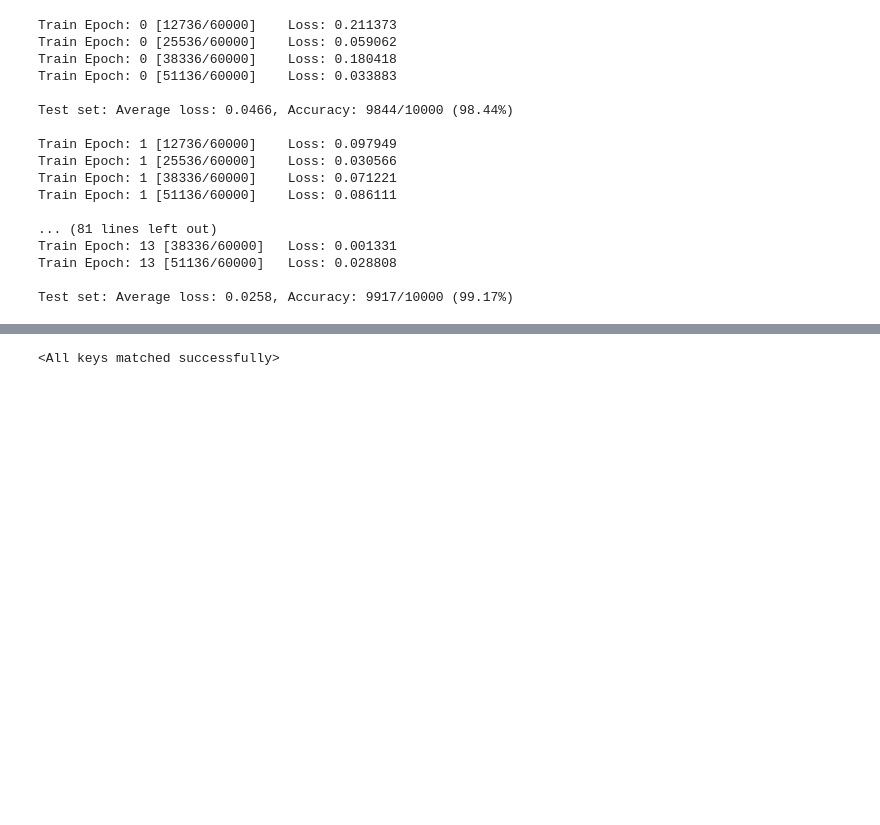
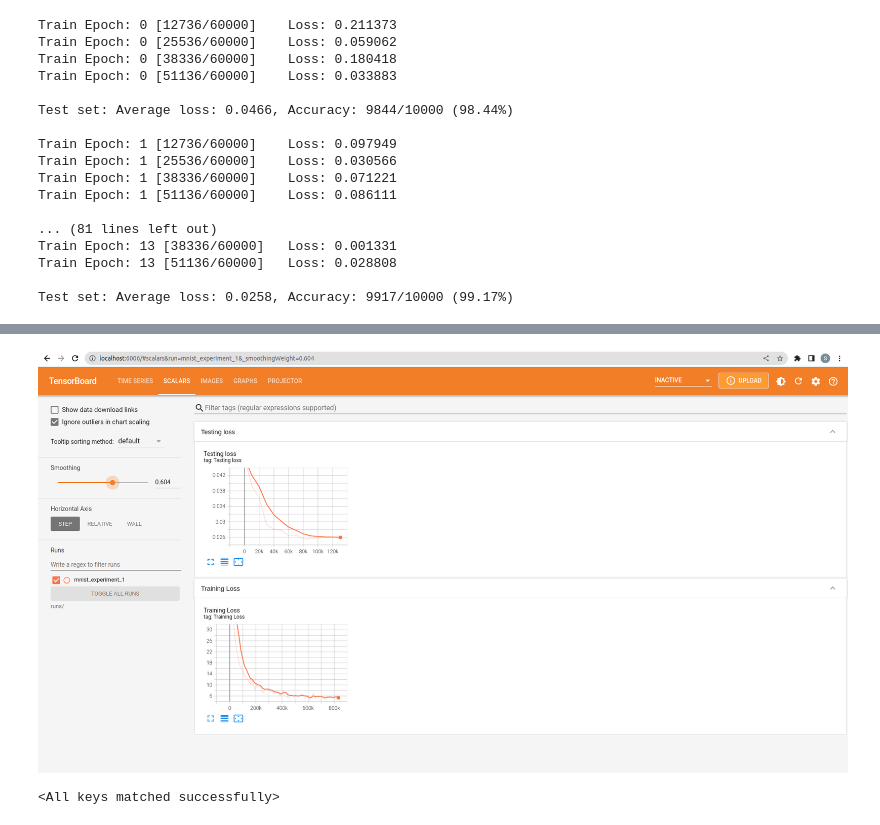
Before and after one commit to ShivamThukral/pytorch-projects, a Jupyter notebook: Pytorch_Playbook.ipynb, the cells around one changed output, grey strips where cells are left out. Drawn from its saved outputs; the diff is of its cells as text; code cells hidden in the pictures; blank space fills up the shorter version.

```diff
--- a/Pytorch_Playbook.ipynb
+++ b/Pytorch_Playbook.ipynb
@@ -359,3 +359,7 @@ Test set: Average loss: 0.0258, Accuracy: 9917/10000 (99.17%)
+# %%
+display.Image("imgs/loss-mnist.png")
+# %% [output]
+[figure, added]
 # %%
 # save the model
 torch.save(net.state_dict(), "mnist_cnn.pt")
```
Also changed, not shown: parts of 7 cells of this notebook.
